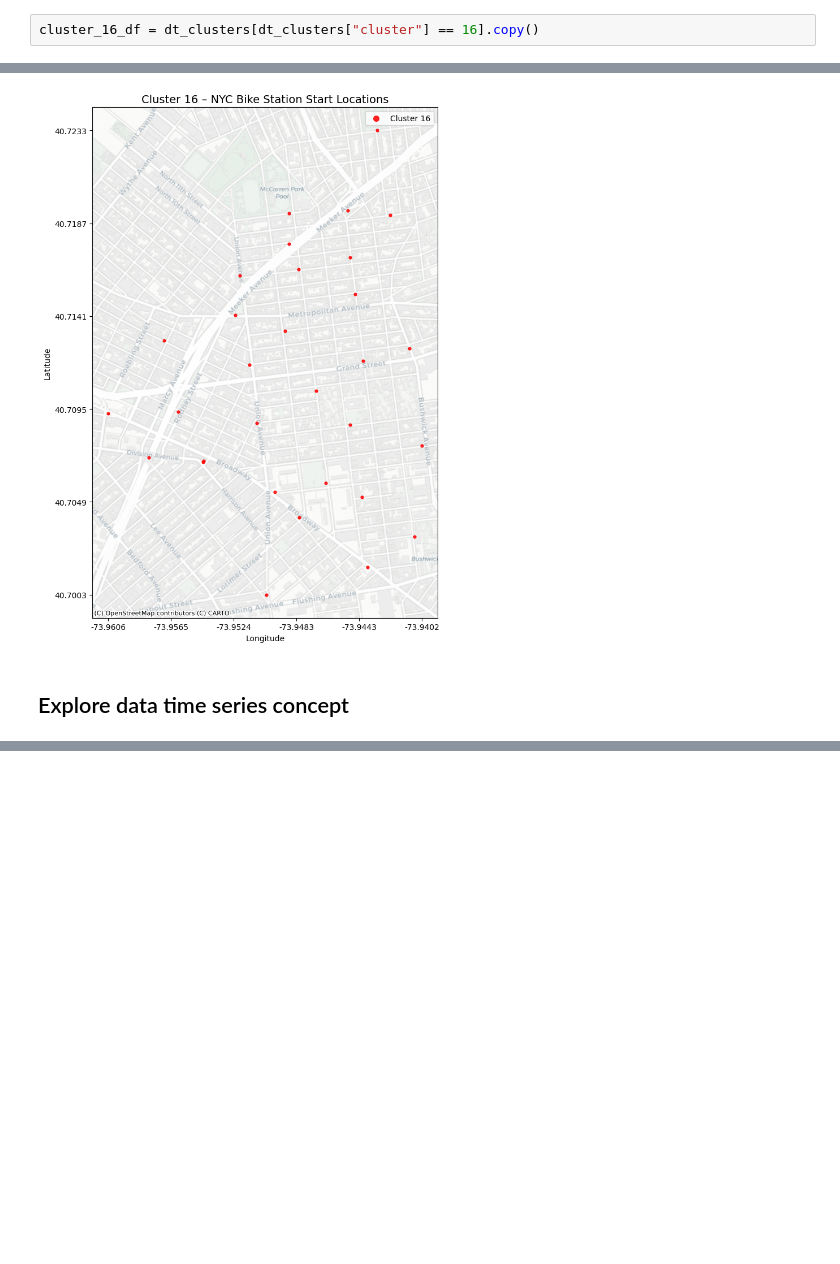
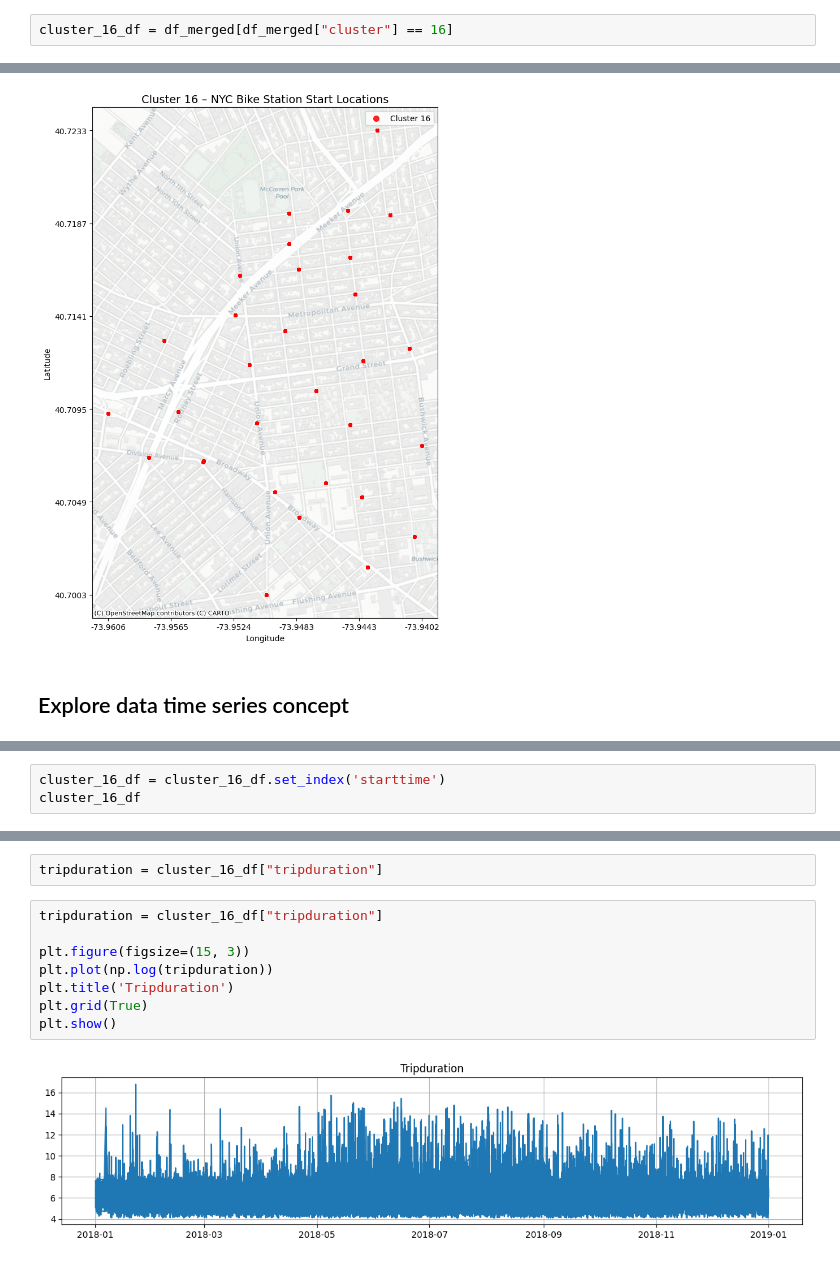
Before and after one commit to katrinemariepedersen/Business_analytics_project, a Jupyter notebook: Load_of_dat.ipynb, the cells around one changed output, grey strips where cells are left out. Cells and saved outputs as stored; diff of their text form; blank space fills up the shorter version.

```diff
--- a/Load_of_dat.ipynb
+++ b/Load_of_dat.ipynb
@@ -339,4 +339,4 @@ df_merged
 | 17548338 | 2459 | 2018-12-31 23:59:51.085 | 2019-01-01 00:40:50.880 | 128.0 | 40.727103 | -74.002971 | ... |
 17548339 rows × 16 columns
 # %%
-cluster_16_df = dt_clusters[dt_clusters["cluster"] == 16].copy()
+cluster_16_df = df_merged[df_merged["cluster"] == 16]
@@ -524,0 +442,3 @@ NameError: name 'cluster_16_df' is not defined
+# %%
+cluster_16_df = cluster_16_df.set_index('starttime')
+cluster_16_df
@@ -524,0 +460,12 @@ NameError: name 'cluster_16_df' is not defined
+# %%
+tripduration = cluster_16_df["tripduration"]
+# %%
+tripduration = cluster_16_df["tripduration"]
+
+plt.figure(figsize=(15, 3))
+plt.plot(np.log(tripduration))
+plt.title('Tripduration')
+plt.grid(True)
+plt.show()
+# %% [output]
+[figure, added]
```
Also changed, not shown: parts of 9 cells of this notebook.
